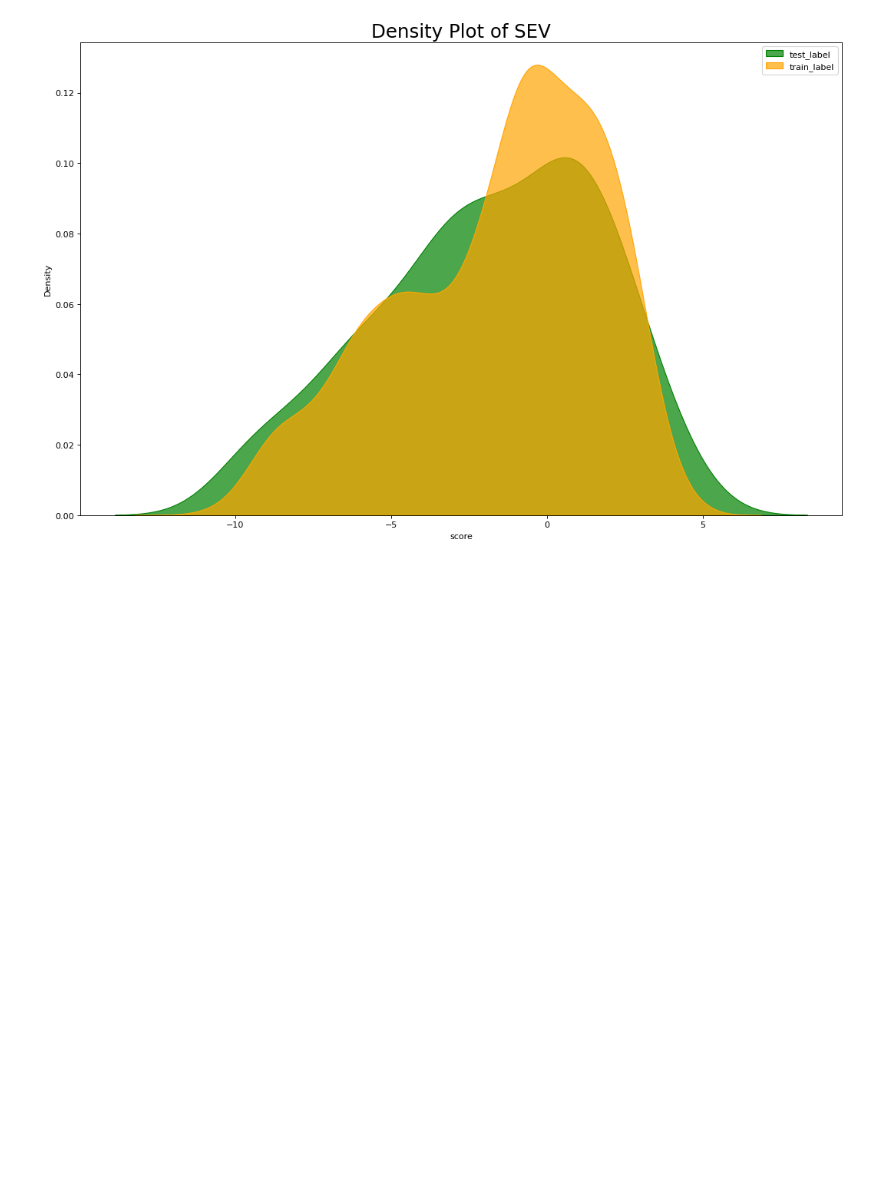
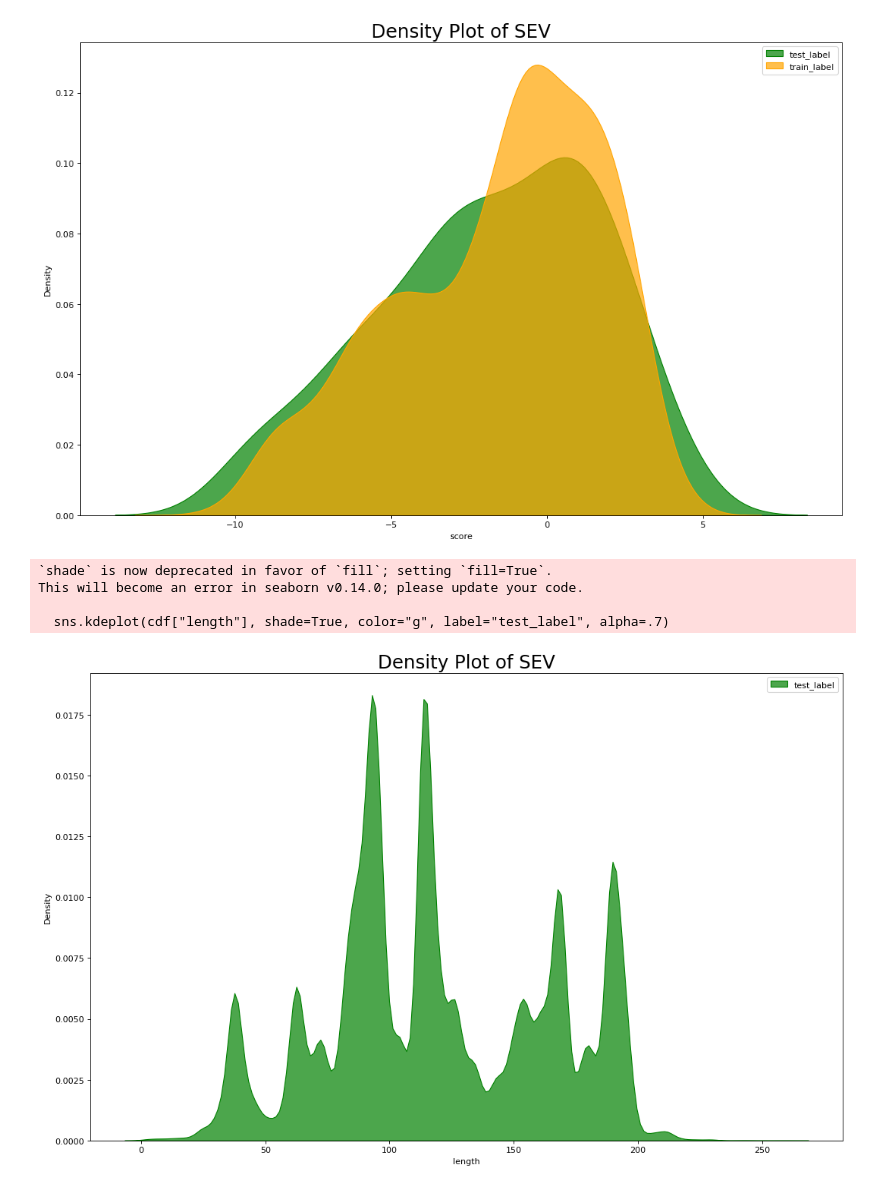
Before and after one commit to txdas/biotech, a Jupyter notebook: notebook/SEV_Promoter/0.process_data.ipynb, the cells around one changed output. Cells and saved outputs as stored; diff of their text form; code cells hidden in the pictures; blank space fills up the shorter version.

```diff
--- a/notebook/SEV_Promoter/0.process_data.ipynb
+++ b/notebook/SEV_Promoter/0.process_data.ipynb
@@ -207,3 +207,29 @@ plt.show()
 # %% [output]
 (2618, 7) (138, 7)
 [figure]
+# %%
+import numpy as np
+import pandas as pd
+import matplotlib.pyplot as plt
+import seaborn as sns
+exp,name = "sev_240222", "15-8-25-1"
+# exp,name = "sev_240624", "pl3-1-1"
+datadir=f"/Users/john/data/sev/{exp}/results"
+df = pd.read_csv(f"{datadir}/{name}/{name}.csv")
+df["length"] = df["rna_seq"].apply(lambda x:len(x))
+# %%
+cdf = df
+plt.figure(figsize=(16,10), dpi= 80)
+sns.kdeplot(cdf["length"], shade=True, color="g", label="test_label", alpha=.7)
+# sns.kdeplot(e_train['score'], shade=True, color="black", label="train_label", alpha=.7)
+# sns.kdeplot(e_test['pred'], shade=True, color="dodgerblue", label="test_pred", alpha=.7)
+# Decoration
+plt.title('Density Plot of SEV', fontsize=22)
+plt.legend()
+plt.show()
+# %% [output]
+`shade` is now deprecated in favor of `fill`; setting `fill=True`.
+This will become an error in seaborn v0.14.0; please update your code.
+
+  sns.kdeplot(cdf["length"], shade=True, color="g", label="test_label", alpha=.7)
+[figure, added]
```
Also changed, not shown: 18 other files.
